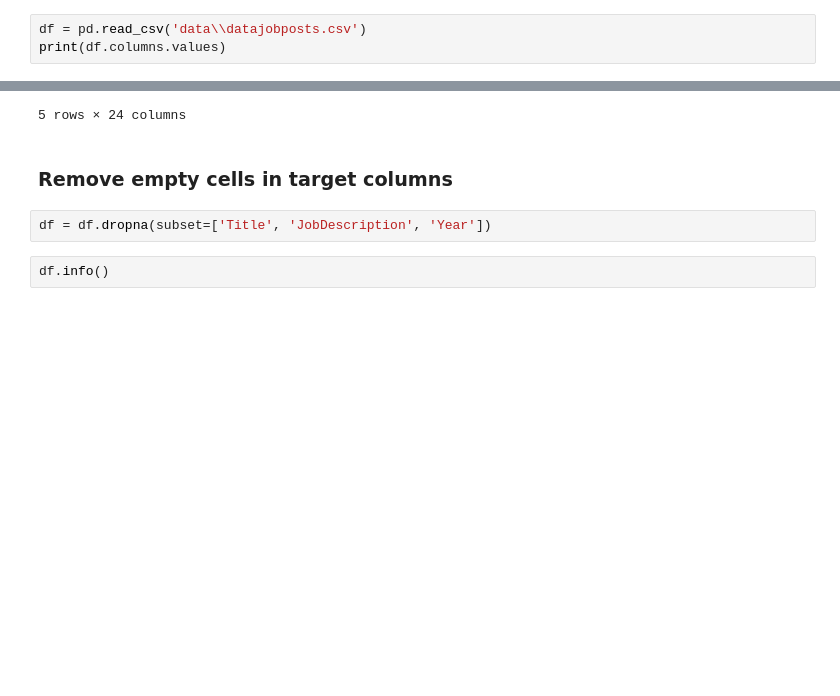
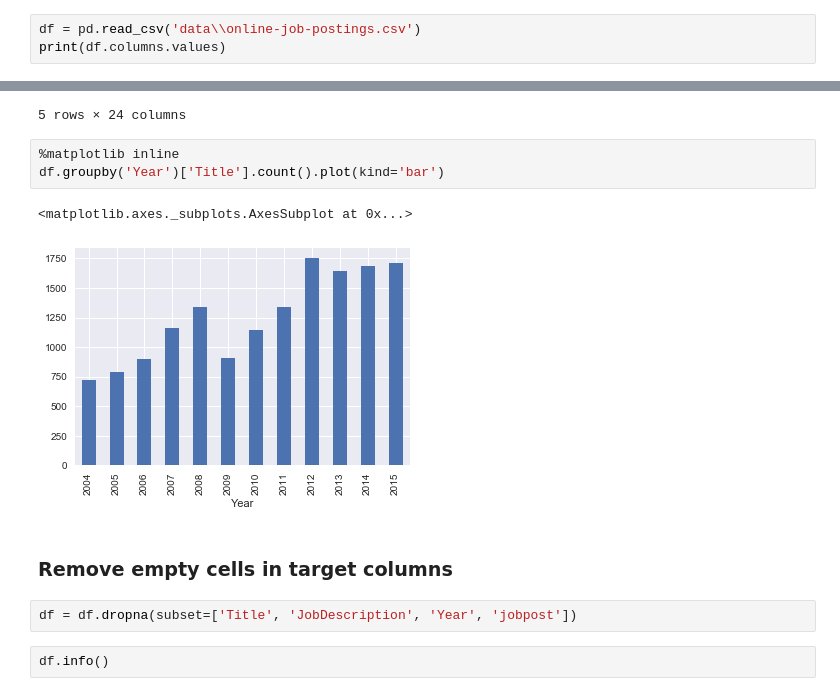
Before and after one commit to elmathioso/lma_jobs, a Jupyter notebook: LMA.ipynb, the cells around one changed output, grey strips where cells are left out. Cells and saved outputs as stored; diff of their text form; blank space fills up the shorter version.

```diff
--- a/LMA.ipynb
+++ b/LMA.ipynb
@@ -19,7 +30,7 @@ nlp = spacy.load('en_core_web_lg')
 # %% [markdown]
 ### Load data and show columns
 # %%
-df = pd.read_csv('data\\datajobposts.csv')
+df = pd.read_csv('data\\online-job-postings.csv')
 print(df.columns.values)
 # %% [output]
 ['jobpost' 'date' 'Title' 'Company' 'AnnouncementCode' 'Term' 'Eligibility'
@@ -36,10 +47,16 @@ df.head()
 | 3 | Manoff Group\r\nJOB TITLE: BCC Sp... | Jan 7, 2004 | BCC Specialist | Manoff Group | NaN | NaN | NaN | NaN | NaN | ... |
 | 4 | Yerevan Brandy Company\r\nJOB TIT... | Jan 10, 2004 | Software Developer | Yerevan Brandy Company | NaN | NaN | NaN | NaN | NaN | ... |
 5 rows × 24 columns
+# %%
+%matplotlib inline
+df.groupby('Year')['Title'].count().plot(kind='bar')
+# %% [output]
+<matplotlib.axes._subplots.AxesSubplot at 0x...>
+[figure, added]
 # %% [markdown]
 ### Remove empty cells in target columns
 # %%
-df = df.dropna(subset=['Title', 'JobDescription', 'Year'])
+df = df.dropna(subset=['Title', 'JobDescription', 'Year', 'jobpost'])
 # %%
 df.info()
 # %% [output]
```
Also changed, not shown: parts of 46 cells of this notebook, 1 other file.
